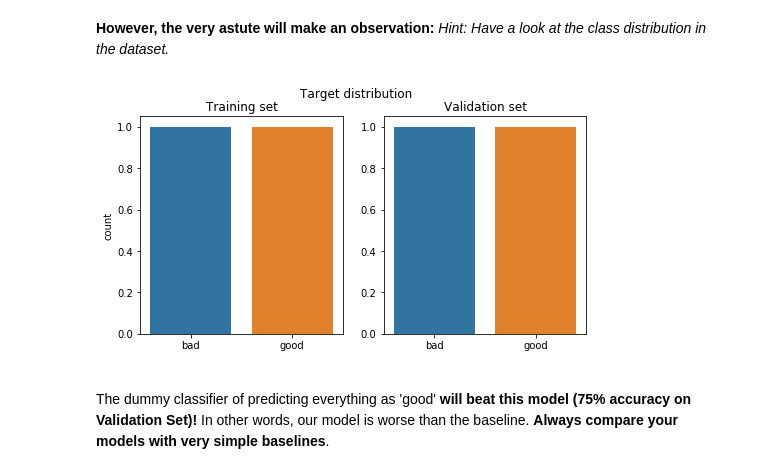
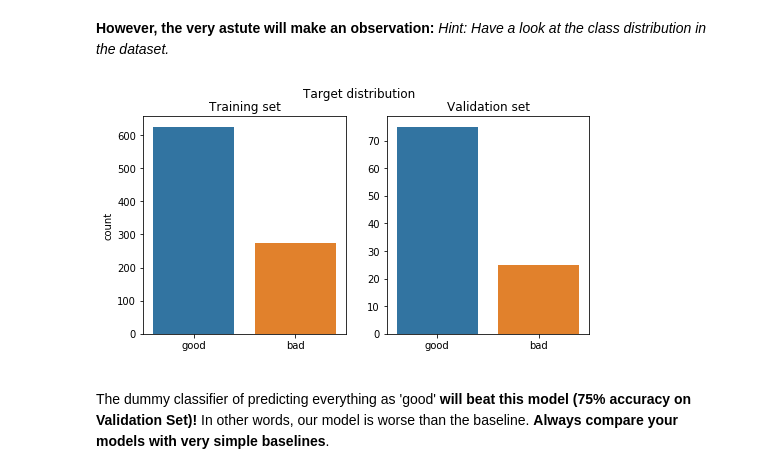
Before and after one commit to NiuJ1ao/IAML_Labs, a Jupyter notebook: iaml-labs-master/Labs/02 - Decision Trees and Linear Regression.ipynb, the cells around one changed output. Cells and saved outputs as stored; diff of their text form; code cells hidden in the pictures.

```diff
--- a/iaml-labs-master/Labs/02 - Decision Trees and Linear Regression.ipynb
+++ b/iaml-labs-master/Labs/02 - Decision Trees and Linear Regression.ipynb
@@ -260,6 +260,6 @@ Now we will train a Decision Tree classifier on the training data. Read about [D
 Create a `DecisionTreeClassifier` instance, naming it `dt` and train it by using training data only (i.e. `X_train` and `y_tain`). Set the `criterion` attribute to `entropy` in order to measure the quality of splits by using the information gain. Use the default settings for the rest of parameters. By default, trees are grown to full depth; this means that very fine splits are made involving very few data points. Not only does this make the trees hard to visualise (they'll be deep), but also we could be overfitting the data. For now, we arbitrarily choose a depth of 2 for our tree (to make it easier to interpret below), but this is a parameter we could tune. For consistency, use a `random_state=1000`.
 # %%
 # Your Code goes here:
-dt = DecisionTreeClassifier(criterion="entropy", random_state=1000, max_depth=2)
+dt = DecisionTreeClassifier(criterion="entropy", random_state=1000, max_depth=3)
 dt.fit(X_train, y_train)
 # %% [output]
@@ -346,17 +346,17 @@ The decision tree classifier is (probably) not overfitting. The classification a
 **However, the very astute will make an observation:** *Hint: Have a look at the class distribution in the dataset.*
 # %%
 fig, (ax1, ax2) = plt.subplots(1,2, figsize=(8,4))
-sns.countplot(y_train.columns, ax=ax1)
+sns.countplot(y_train.idxmax(axis=1), ax=ax1)
 ax1.set_title('Training set', size=12)
 ax1.set_xlabel(' ')
-sns.countplot(y_test.columns, ax=ax2)
+sns.countplot(y_test.idxmax(axis=1), ax=ax2)
 ax2.set_xlabel(' ')
 ax2.set_ylabel('')
 ax2.set_title('Validation set', size=12)
 fig.suptitle('Target distribution', size=12)
 plt.show()
 # %% [output]
-[figure, old version]
+[figure, new version]
 # %% [markdown]
 The dummy classifier of predicting everything as 'good' **will beat this model (75% accuracy on Validation Set)!** In other words, our model is worse than the baseline. **Always compare your models with very simple baselines**.
 # %% [markdown]
```
Also changed, not shown: parts of 13 cells of this notebook, 1 other file.
